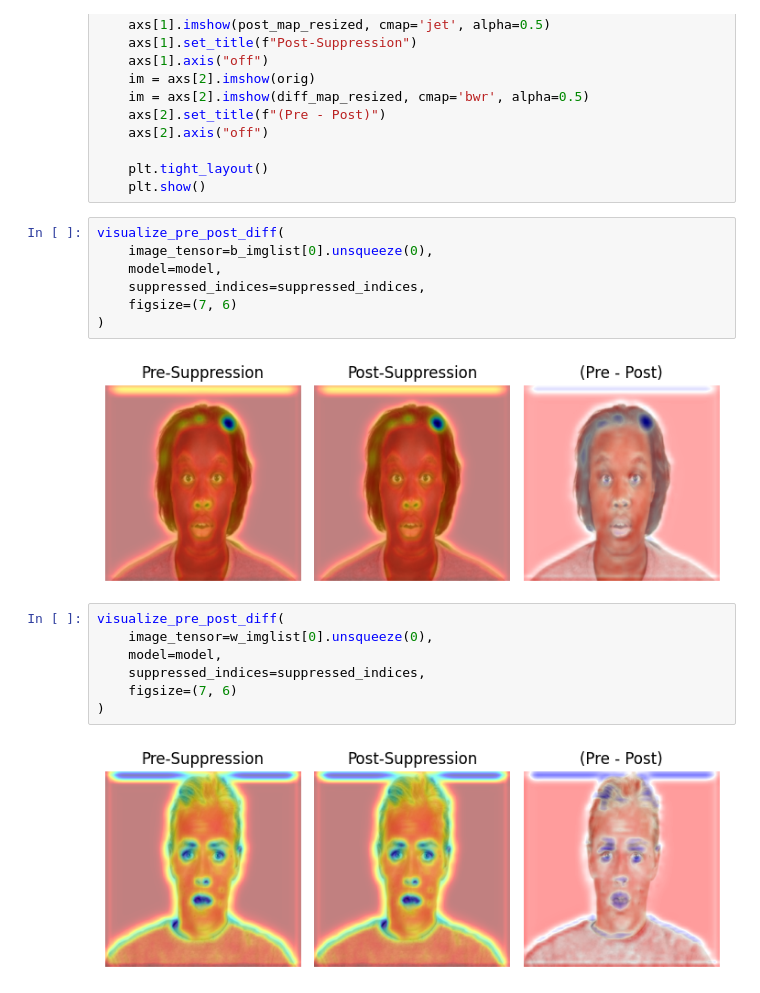
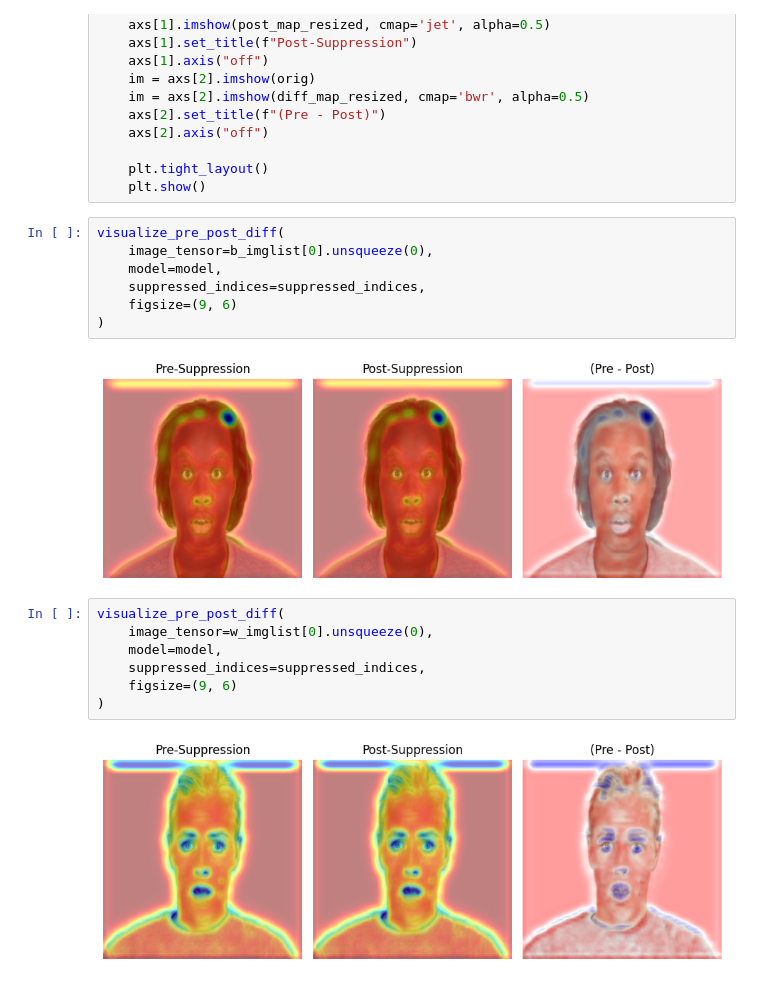
Before and after one commit to dedpool-glitch/ig2_CNN, a Jupyter notebook: gpu_env_ig2/cfd_analysis_fear_bw_female.ipynb, the cells around one changed output. Drawn from its saved outputs; the diff is of its cells as text.

```diff
--- a/gpu_env_ig2/cfd_analysis_fear_bw_female.ipynb
+++ b/gpu_env_ig2/cfd_analysis_fear_bw_female.ipynb
@@ -259,16 +259,16 @@ visualize_pre_post_diff(
     image_tensor=b_imglist[0].unsqueeze(0),
     model=model,
     suppressed_indices=suppressed_indices,
-    figsize=(7, 6)
+    figsize=(9, 6)
 )
 # %% [output]
-[figure, old version]
+[figure, new version]
 # %%
 visualize_pre_post_diff(
     image_tensor=w_imglist[0].unsqueeze(0),
     model=model,
     suppressed_indices=suppressed_indices,
-    figsize=(7, 6)
+    figsize=(9, 6)
 )
 # %% [output]
-[figure, old version]
+[figure, new version]
```
Also changed, not shown: 13 other files.
